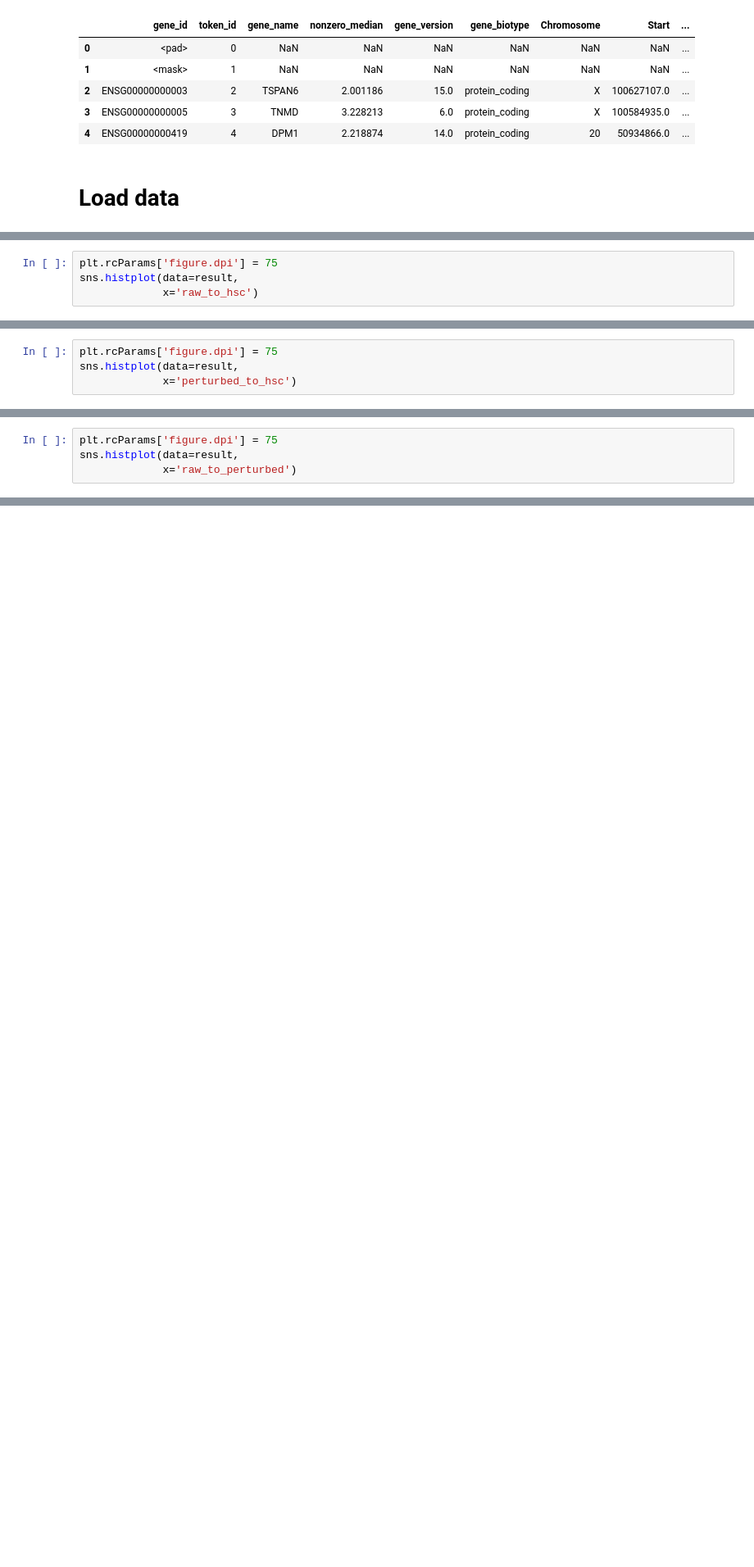
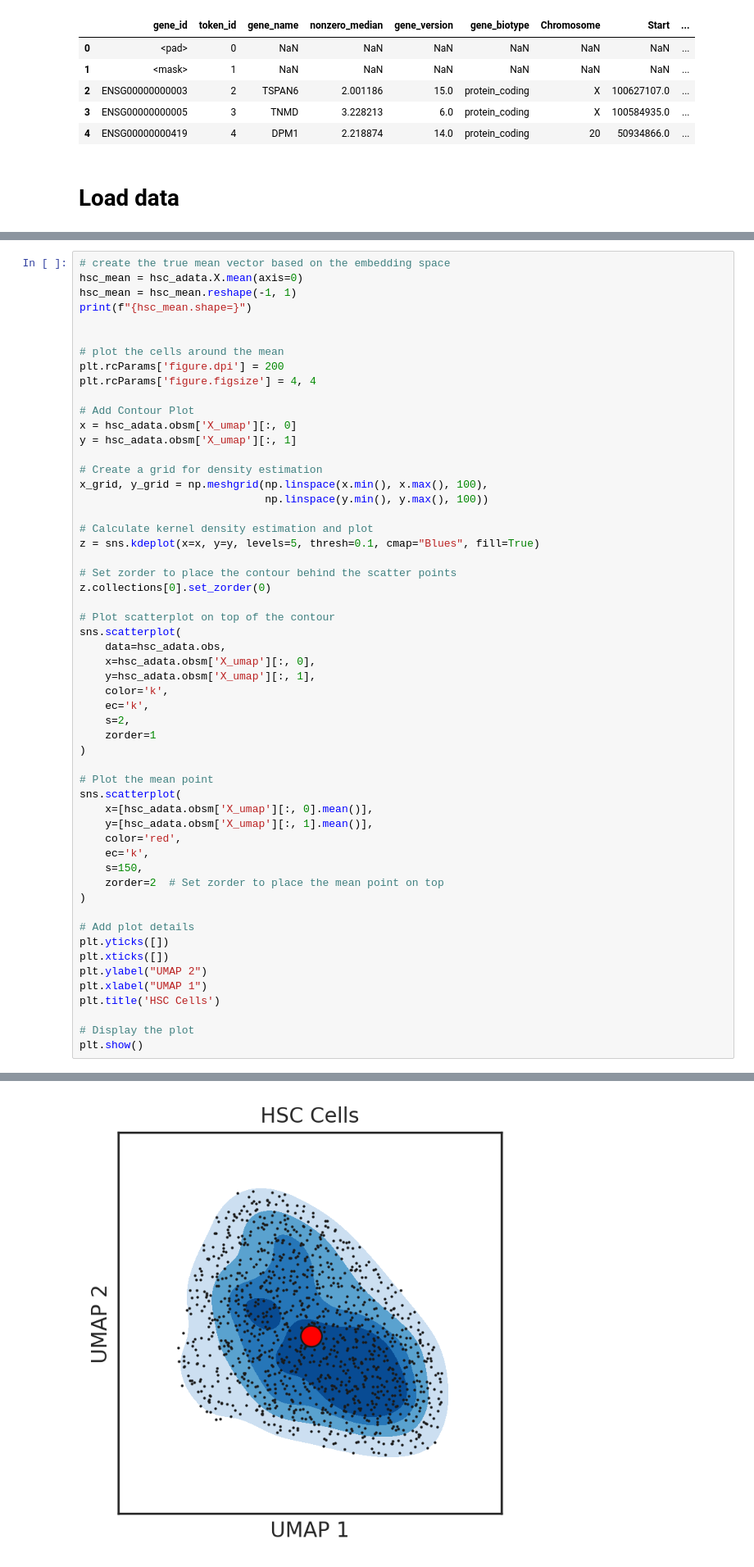
Before and after one commit to CooperStansbury/geneformer_dev, a Jupyter notebook: notebooks/iHSC/TF_pertub.ipynb, the cells around one changed output, grey strips where cells are left out. Shown at 82% size. Cells and saved outputs as stored; diff of their text form; blank space fills up the shorter version.

```diff
--- a/notebooks/iHSC/TF_pertub.ipynb
+++ b/notebooks/iHSC/TF_pertub.ipynb
@@ -344,4 +60,0 @@ result.head()
-# %%
-plt.rcParams['figure.dpi'] = 75
-sns.histplot(data=result,
-             x='raw_to_hsc')
@@ -351,4 +60,0 @@ sns.histplot(data=result,
-# %%
-plt.rcParams['figure.dpi'] = 75
-sns.histplot(data=result,
-             x='perturbed_to_hsc')
@@ -358,4 +60,0 @@ sns.histplot(data=result,
-# %%
-plt.rcParams['figure.dpi'] = 75
-sns.histplot(data=result,
-             x='raw_to_perturbed')
@@ -364,0 +153,56 @@ sns.histplot(data=result,
+# %%
+# create the true mean vector based on the embedding space
+hsc_mean = hsc_adata.X.mean(axis=0)
+hsc_mean = hsc_mean.reshape(-1, 1)
+print(f"{hsc_mean.shape=}")
+
+
+# plot the cells around the mean
+plt.rcParams['figure.dpi'] = 200
+plt.rcParams['figure.figsize'] = 4, 4
+
+# Add Contour Plot
+x = hsc_adata.obsm['X_umap'][:, 0]
+y = hsc_adata.obsm['X_umap'][:, 1]
+
+# Create a grid for density estimation
+x_grid, y_grid = np.meshgrid(np.linspace(x.min(), x.max(), 100),
+                             np.linspace(y.min(), y.max(), 100))
+
+# Calculate kernel density estimation and plot
+z = sns.kdeplot(x=x, y=y, levels=5, thresh=0.1, cmap="Blues", fill=True)
+
+# Set zorder to place the contour behind the scatter points
+z.collections[0].set_zorder(0)
+
+# Plot scatterplot on top of the contour
+sns.scatterplot(
+    data=hsc_adata.obs,
+    x=hsc_adata.obsm['X_umap'][:, 0],
+    y=hsc_adata.obsm['X_umap'][:, 1],
+    color='k',
+    ec='k',
+    s=2,
+    zorder=1
+)
+
+# Plot the mean point
+sns.scatterplot(
+    x=[hsc_adata.obsm['X_umap'][:, 0].mean()],
+    y=[hsc_adata.obsm['X_umap'][:, 1].mean()],
+    color='red',
+    ec='k',
+    s=150,
+    zorder=2  # Set zorder to place the mean point on top
+)
+
+# Add plot details
+plt.yticks([])
+plt.xticks([])
+plt.ylabel("UMAP 2")
+plt.xlabel("UMAP 1")
+plt.title('HSC Cells')
+
+# Display the plot
+plt.show()
+# %% [output]
@@ -364,0 +210 @@ sns.histplot(data=result,
+[figure, added]
```
Also changed, not shown: parts of 55 cells of this notebook.
